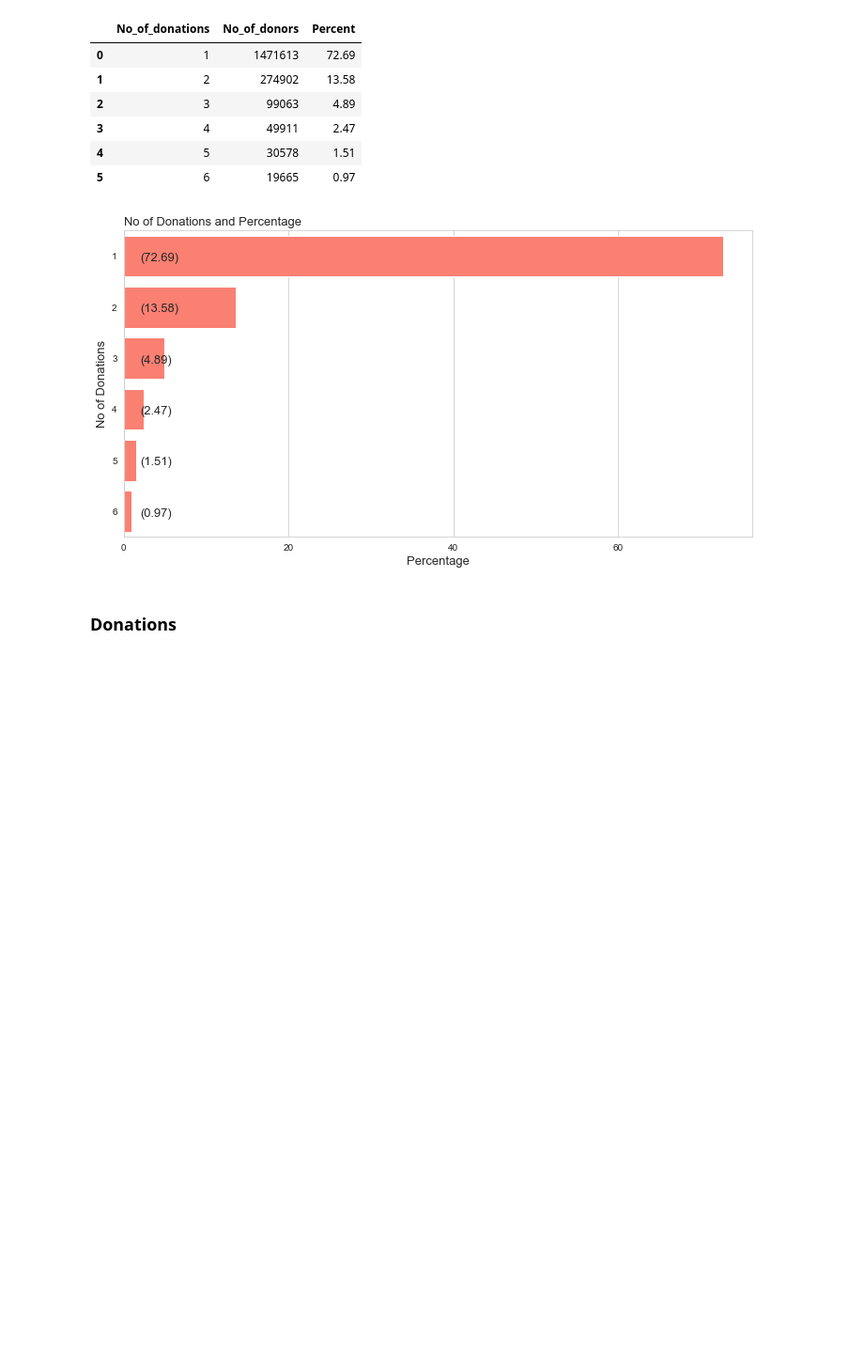
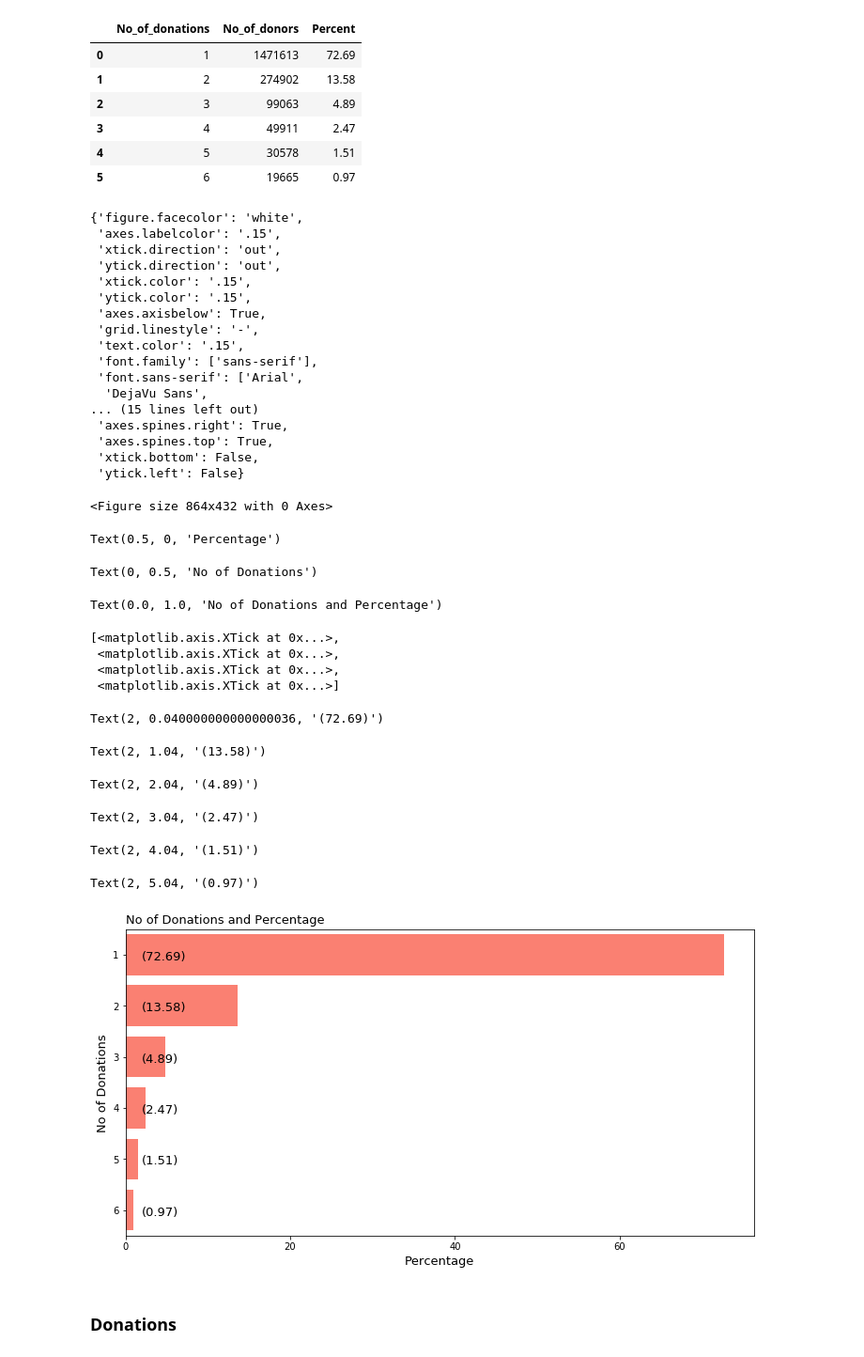
Before and after one commit to prasunshrestha/recommendation_system_for_donors, a Jupyter notebook: ADS_Social_Good_Recommender_System_Notebook.ipynb, the cells around one changed output. Shown at 94% size. Saved outputs shown, nothing was run; the diff lists cells and outputs as text; code cells hidden in the pictures; blank space fills up the shorter version.

Commit message:
added visualization for donations frequency

```diff
--- a/ADS_Social_Good_Recommender_System_Notebook.ipynb
+++ b/ADS_Social_Good_Recommender_System_Notebook.ipynb
@@ -153,26 +366,57 @@ freq_donation_table
 | 4 | 5 | 30578 | 1.51 |
 | 5 | 6 | 19665 | 0.97 |
 # %%
-sns.axes_style("ticks", {"xtick.major.size": 20, "ytick.major.size": 20})
-plt.figure(figsize=(12,6))
-ax = sns.barplot(x="Percent", y="No_of_donations",color="salmon", saturation=1, orient="h", data=freq_donation_table)
-ax.set_xlabel("Percentage", size = 13)
-ax.set_ylabel("No of Donations", size = 13)
-ax.set_title("No of Donations and Percentage", size = 13, loc = 'left')
-ax.set_xticks(ticks =(0,20,40,60))
+sns.axes_style("whitegrid");
+plt.figure(figsize=(12,6));
+ax = sns.barplot(x="Percent", y="No_of_donations",color="salmon", saturation=1, orient="h", data=freq_donation_table);
+ax.set_xlabel("Percentage", size = 13);
+ax.set_ylabel("No of Donations", size = 13);
+ax.set_title("No of Donations and Percentage", size = 13, loc = 'left');
+ax.set_xticks(ticks =(0,20,40,60));
 for p in ax.patches:
     width = p.get_width()
     plt.text(2, p.get_y()+0.55*p.get_height(),
              '({:1.2f})'.format(width),size = 13,
-             ha='left', va='center')
+             ha='left', va='center');
 
 #for p in ax.patches:
  #   width = p.get_width()
   #  plt.text(2+p.get_width(), p.get_y()+0.55*p.get_height(),
    #          '({:1.2f})'.format(width),
     #         ha='left', va='center')
 # %% [output]
+{'figure.facecolor': 'white',
+ 'axes.labelcolor': '.15',
+ 'xtick.direction': 'out',
+ 'ytick.direction': 'out',
+ 'xtick.color': '.15',
+ 'ytick.color': '.15',
+ 'axes.axisbelow': True,
+ 'grid.linestyle': '-',
+ 'text.color': '.15',
+ 'font.family': ['sans-serif'],
+ 'font.sans-serif': ['Arial',
+  'DejaVu Sans',
+... (15 lines left out)
+ 'axes.spines.right': True,
+ 'axes.spines.top': True,
+ 'xtick.bottom': False,
+ 'ytick.left': False}
+<Figure size 864x432 with 0 Axes>
+Text(0.5, 0, 'Percentage')
+Text(0, 0.5, 'No of Donations')
+Text(0.0, 1.0, 'No of Donations and Percentage')
+[<matplotlib.axis.XTick at 0x...>,
+ <matplotlib.axis.XTick at 0x...>,
+ <matplotlib.axis.XTick at 0x...>,
+ <matplotlib.axis.XTick at 0x...>]
+Text(2, 0.040000000000000036, '(72.69)')
+Text(2, 1.04, '(13.58)')
+Text(2, 2.04, '(4.89)')
+Text(2, 3.04, '(2.47)')
+Text(2, 4.04, '(1.51)')
+Text(2, 5.04, '(0.97)')
-[figure, old version]
+[figure, new version]
 # %% [markdown]
 ### Donations
 # %%
```
Also changed, not shown: parts of 37 cells of this notebook.
